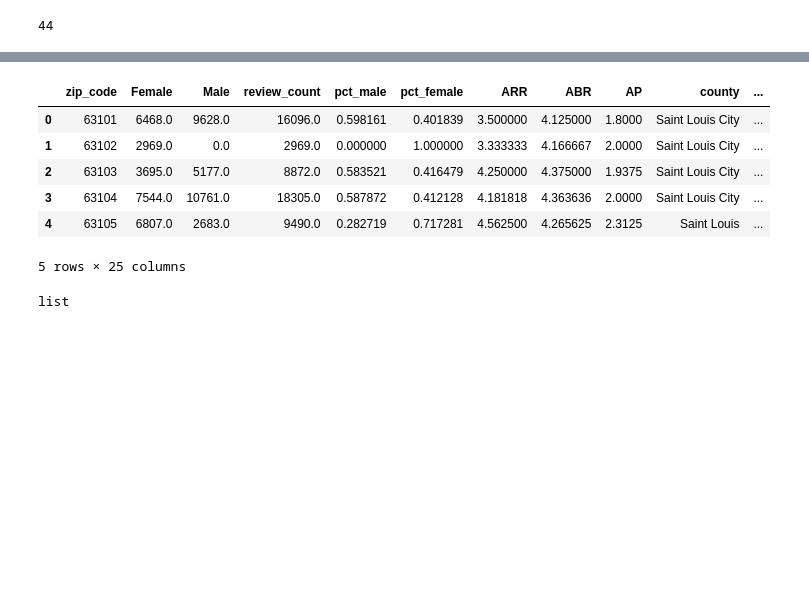
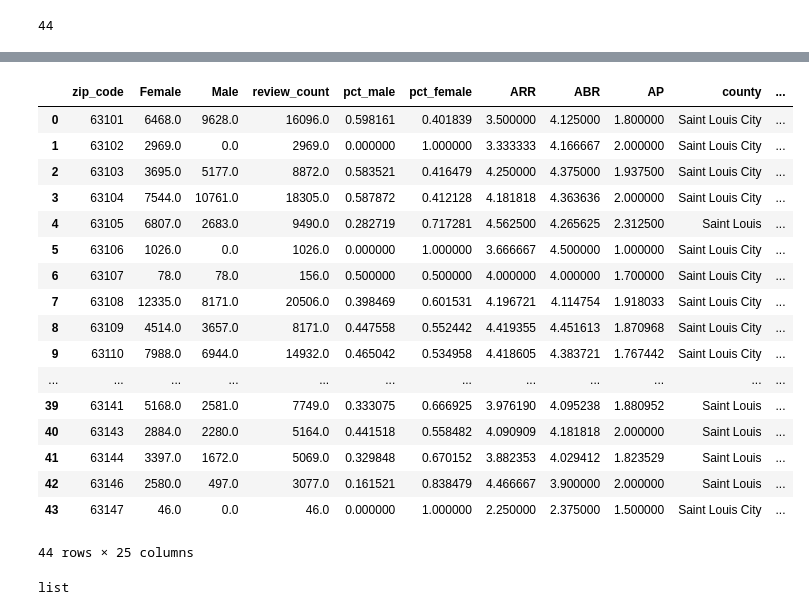
Before and after one commit to DutchDS/Project-1, a Jupyter notebook: yelp_API_review_Extractor.ipynb, the cells around one changed output, grey strips where cells are left out. Saved outputs shown, nothing was run; the diff lists cells and outputs as text; code cells hidden in the pictures; blank space fills up the shorter version.

```diff
--- a/yelp_API_review_Extractor.ipynb
+++ b/yelp_API_review_Extractor.ipynb
@@ -304,22 +305,33 @@ newdf = businessRevSum_df.reset_index()
 # %%
 
 GVBm_df['Pop_Rev'] = (GVBm_df['review_count'].astype(float) / GVBm_df['Population'].astype(float))*100
 GVBm_df['Inc_Rev'] = (GVBm_df['review_count'].astype(float) / GVBm_df['ZIP Household Income'].astype(float))*100
 GVBm_df['IncC_Rev'] = (GVBm_df['review_count'].astype(float) / GVBm_df['ZIP Income Per Capita'].astype(float))*100
 GVBm_df['Rev_Pov'] = (GVBm_df['Poverty'].astype(float) / GVBm_df['review_count'].astype(float))*100
 GVBm_df['M_Rcount'] = (GVBm_df['review_count'].astype(float) * GVBm_df['pct_male'].astype(float))
 GVBm_df['W_Rcount'] = (GVBm_df['review_count'].astype(float) * GVBm_df['pct_female'].astype(float))
 GVBm_df['W_P_Ratio'] = (GVBm_df['AP'].astype(float) * GVBm_df['pct_female'].astype(float))
 GVBm_df['M_P_Ratio'] = (GVBm_df['AP'].astype(float) * GVBm_df['pct_male'].astype(float))
-GVBm_df.head()
+GVBm_df.head(44)
 # %% [output]
 |  | zip_code | Female | Male | review_count | pct_male | pct_female | ARR | ABR | AP | county | ... |
-| 0 | 63101 | 6468.0 | 9628.0 | 16096.0 | 0.598161 | 0.401839 | 3.500000 | 4.125000 | 1.8000 | Saint Louis City | ... |
-| 1 | 63102 | 2969.0 | 0.0 | 2969.0 | 0.000000 | 1.000000 | 3.333333 | 4.166667 | 2.0000 | Saint Louis City | ... |
-| 2 | 63103 | 3695.0 | 5177.0 | 8872.0 | 0.583521 | 0.416479 | 4.250000 | 4.375000 | 1.9375 | Saint Louis City | ... |
-| 3 | 63104 | 7544.0 | 10761.0 | 18305.0 | 0.587872 | 0.412128 | 4.181818 | 4.363636 | 2.0000 | Saint Louis City | ... |
-| 4 | 63105 | 6807.0 | 2683.0 | 9490.0 | 0.282719 | 0.717281 | 4.562500 | 4.265625 | 2.3125 | Saint Louis | ... |
+| 0 | 63101 | 6468.0 | 9628.0 | 16096.0 | 0.598161 | 0.401839 | 3.500000 | 4.125000 | 1.800000 | Saint Louis City | ... |
+| 1 | 63102 | 2969.0 | 0.0 | 2969.0 | 0.000000 | 1.000000 | 3.333333 | 4.166667 | 2.000000 | Saint Louis City | ... |
+| 2 | 63103 | 3695.0 | 5177.0 | 8872.0 | 0.583521 | 0.416479 | 4.250000 | 4.375000 | 1.937500 | Saint Louis City | ... |
+| 3 | 63104 | 7544.0 | 10761.0 | 18305.0 | 0.587872 | 0.412128 | 4.181818 | 4.363636 | 2.000000 | Saint Louis City | ... |
+| 4 | 63105 | 6807.0 | 2683.0 | 9490.0 | 0.282719 | 0.717281 | 4.562500 | 4.265625 | 2.312500 | Saint Louis | ... |
+| 5 | 63106 | 1026.0 | 0.0 | 1026.0 | 0.000000 | 1.000000 | 3.666667 | 4.500000 | 1.000000 | Saint Louis City | ... |
+| 6 | 63107 | 78.0 | 78.0 | 156.0 | 0.500000 | 0.500000 | 4.000000 | 4.000000 | 1.700000 | Saint Louis City | ... |
+| 7 | 63108 | 12335.0 | 8171.0 | 20506.0 | 0.398469 | 0.601531 | 4.196721 | 4.114754 | 1.918033 | Saint Louis City | ... |
+| 8 | 63109 | 4514.0 | 3657.0 | 8171.0 | 0.447558 | 0.552442 | 4.419355 | 4.451613 | 1.870968 | Saint Louis City | ... |
+| 9 | 63110 | 7988.0 | 6944.0 | 14932.0 | 0.465042 | 0.534958 | 4.418605 | 4.383721 | 1.767442 | Saint Louis City | ... |
+| ... | ... | ... | ... | ... | ... | ... | ... | ... | ... | ... | ... |
+| 39 | 63141 | 5168.0 | 2581.0 | 7749.0 | 0.333075 | 0.666925 | 3.976190 | 4.095238 | 1.880952 | Saint Louis | ... |
+| 40 | 63143 | 2884.0 | 2280.0 | 5164.0 | 0.441518 | 0.558482 | 4.090909 | 4.181818 | 2.000000 | Saint Louis | ... |
+| 41 | 63144 | 3397.0 | 1672.0 | 5069.0 | 0.329848 | 0.670152 | 3.882353 | 4.029412 | 1.823529 | Saint Louis | ... |
+| 42 | 63146 | 2580.0 | 497.0 | 3077.0 | 0.161521 | 0.838479 | 4.466667 | 3.900000 | 2.000000 | Saint Louis | ... |
+| 43 | 63147 | 46.0 | 0.0 | 46.0 | 0.000000 | 1.000000 | 2.250000 | 2.375000 | 1.500000 | Saint Louis City | ... |
-5 rows × 25 columns
+44 rows × 25 columns
 # %%
 # Write Dataframe to a file
 GVBm_df.to_csv(r'Output/unified ZIP Yelp and census data.csv', header=True, index=None, sep=',', mode='w')
```
Also changed, not shown: parts of 8 cells of this notebook, 2 other files.
